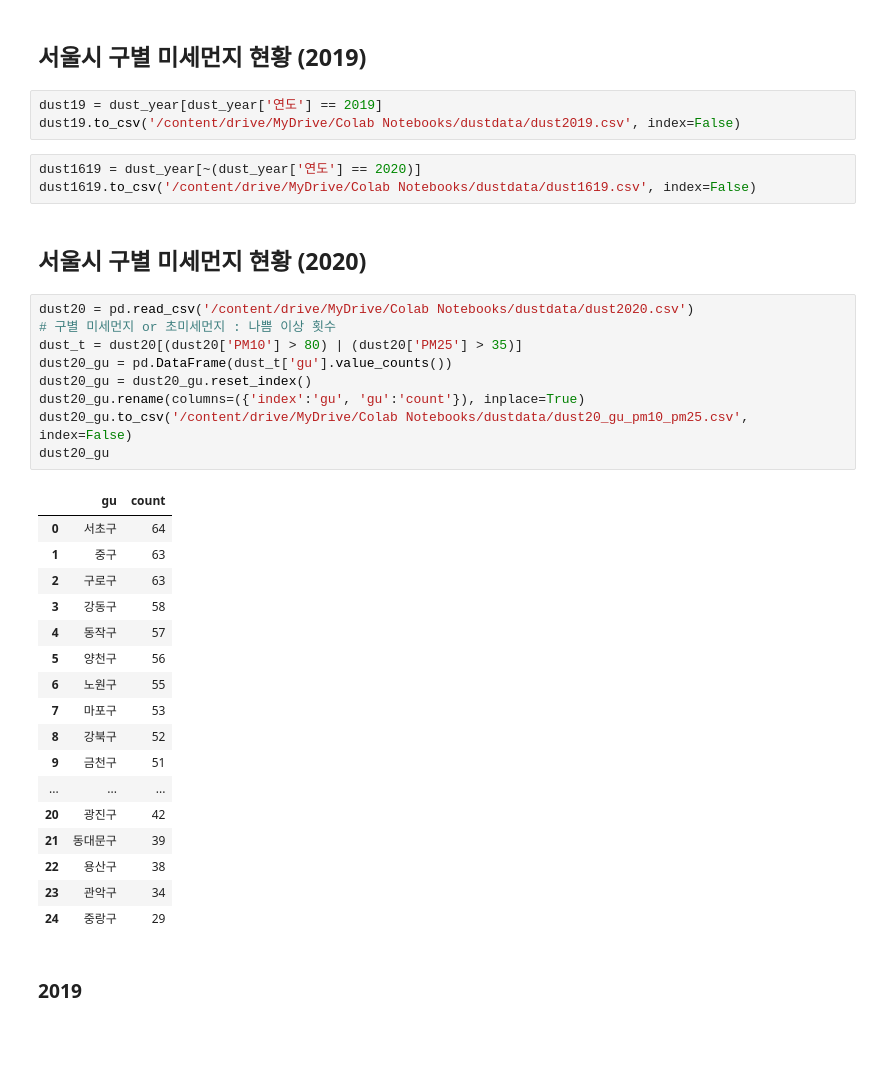
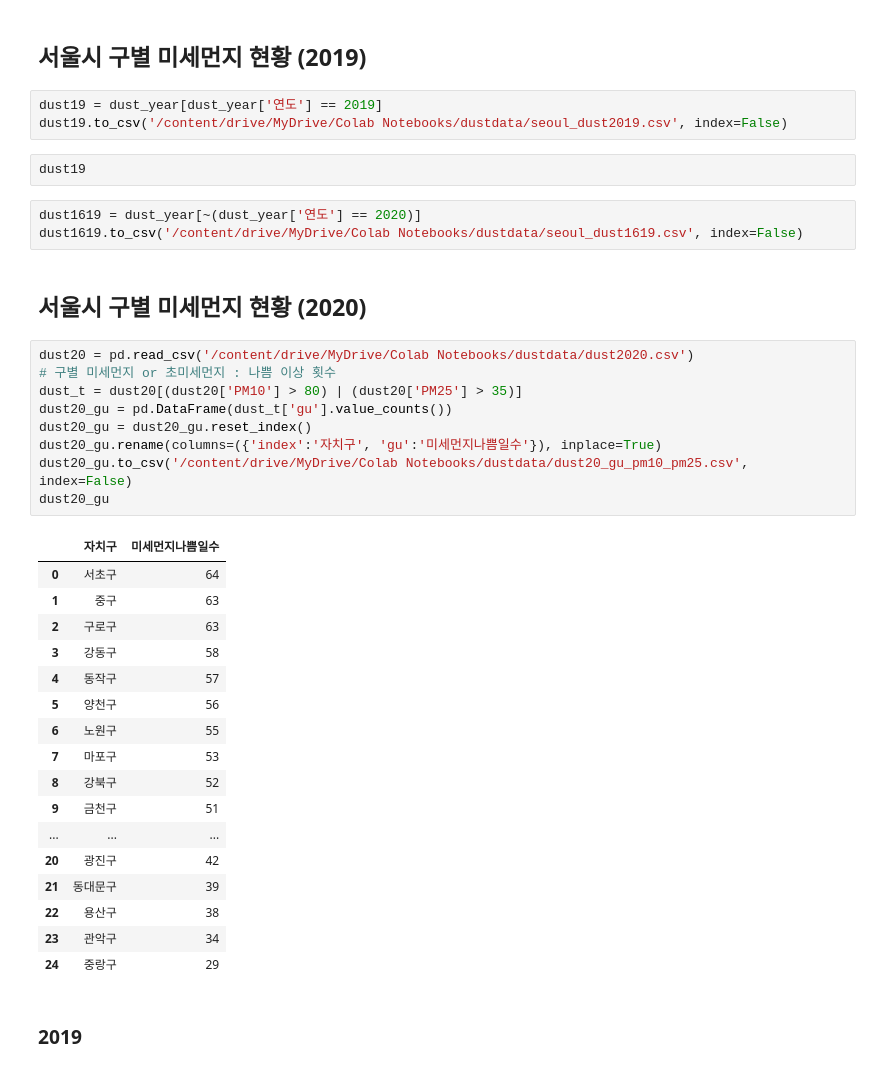
Before and after one commit to HJoon-K/Find_Dust, a Jupyter notebook: preprocessing.ipynb, the cells around one changed output. Drawn from its saved outputs; the diff is of its cells as text; blank space fills up the shorter version.

```diff
--- a/preprocessing.ipynb
+++ b/preprocessing.ipynb
@@ -151,23 +152,25 @@ See the caveats in the documentation: https://pandas.pydata.org/pandas-docs/stab
 ## 서울시 구별 미세먼지 현황 (2019)
 # %%
 dust19 = dust_year[dust_year['연도'] == 2019]
-dust19.to_csv('/content/drive/MyDrive/Colab Notebooks/dustdata/dust2019.csv', index=False)
+dust19.to_csv('/content/drive/MyDrive/Colab Notebooks/dustdata/seoul_dust2019.csv', index=False)
+# %%
+dust19
 # %%
 dust1619 = dust_year[~(dust_year['연도'] == 2020)]
-dust1619.to_csv('/content/drive/MyDrive/Colab Notebooks/dustdata/dust1619.csv', index=False)
+dust1619.to_csv('/content/drive/MyDrive/Colab Notebooks/dustdata/seoul_dust1619.csv', index=False)
 # %% [markdown]
 ## 서울시 구별 미세먼지 현황 (2020)
 # %%
 dust20 = pd.read_csv('/content/drive/MyDrive/Colab Notebooks/dustdata/dust2020.csv')
 # 구별 미세먼지 or 초미세먼지 : 나쁨 이상 횟수
 dust_t = dust20[(dust20['PM10'] > 80) | (dust20['PM25'] > 35)]
 dust20_gu = pd.DataFrame(dust_t['gu'].value_counts())
 dust20_gu = dust20_gu.reset_index()
-dust20_gu.rename(columns=({'index':'gu', 'gu':'count'}), inplace=True)
+dust20_gu.rename(columns=({'index':'자치구', 'gu':'미세먼지나쁨일수'}), inplace=True)
 dust20_gu.to_csv('/content/drive/MyDrive/Colab Notebooks/dustdata/dust20_gu_pm10_pm25.csv', index=False)
 dust20_gu
 # %% [output]
-|  | gu | count |
+|  | 자치구 | 미세먼지나쁨일수 |
 | 0 | 서초구 | 64 |
 | 1 | 중구 | 63 |
 | 2 | 구로구 | 63 |
```
Also changed, not shown: parts of 47 cells of this notebook.
